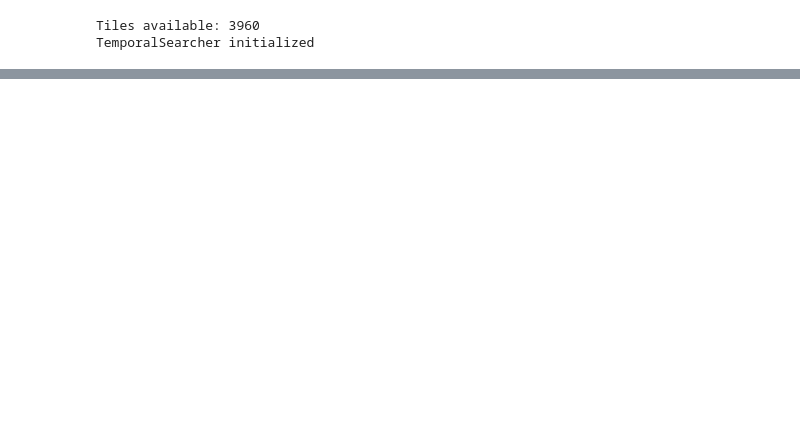
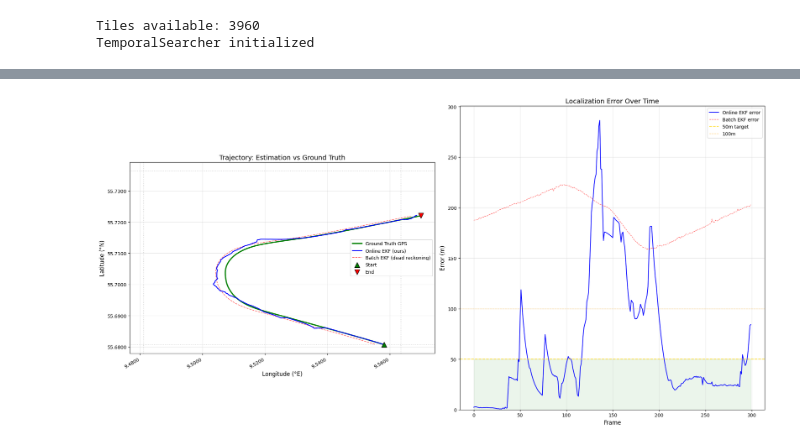
Before and after one commit to Emil-J/ALL_IN_ONE_PIPELINE_THESIS, a Jupyter notebook: Pipeline_3_Rev1/notebooks/test_temporal_pipeline.ipynb, the cells around one changed output, grey strips where cells are left out. Cells and saved outputs as stored; diff of their text form; code cells hidden in the pictures; blank space fills up the shorter version.

```diff
--- a/Pipeline_3_Rev1/notebooks/test_temporal_pipeline.ipynb
+++ b/Pipeline_3_Rev1/notebooks/test_temporal_pipeline.ipynb
@@ -840,0 +373,89 @@ Summary saved to C:\Users\emilj\Documents\Thesis\All_In_One_Pipeline\Pipeline_3_
+# %%
+# Cell 6 — Trajectory Visualization: Estimation vs Ground Truth
+import matplotlib.pyplot as plt
+import matplotlib.ticker as mticker
+
+est_lats  = [p[0] for p in trajectory_est]
+est_lons  = [p[1] for p in trajectory_est]
+gt_lats   = [p[0] for p in trajectory_gt]
+gt_lons   = [p[1] for p in trajectory_gt]
+bat_lats  = [p[0] for p in trajectory_batch]
+bat_lons  = [p[1] for p in trajectory_batch]
+
+# ─── Figure 1: Map view ───
+fig, axes = plt.subplots(1, 2, figsize=(20, 10))
+
+ax = axes[0]
+ax.plot(gt_lons, gt_lats, 'g-', lw=2.5, label='Ground Truth GPS', zorder=3)
+ax.plot(est_lons, est_lats, 'b-', lw=1.8, label='Online EKF (ours)', zorder=4)
+ax.plot(bat_lons, bat_lats, 'r--', lw=1.2, alpha=0.6, label='Batch EKF (dead reckoning)', zorder=2)
+
+# Start/end markers
+ax.scatter(gt_lons[0], gt_lats[0], c='green', s=120, marker='^', zorder=5, edgecolors='k', label='Start')
+ax.scatter(gt_lons[-1], gt_lats[-1], c='red', s=120, marker='v', zorder=5, edgecolors='k', label='End')
+
+# Reference map bounds
+ax.axhline(map_bounds['lat_min'], color='gray', ls=':', alpha=0.3)
+ax.axhline(map_bounds['lat_max'], color='gray', ls=':', alpha=0.3)
+ax.axvline(map_bounds['lon_min'], color='gray', ls=':', alpha=0.3)
+ax.axvline(map_bounds['lon_max'], color='gray', ls=':', alpha=0.3)
+
+ax.set_xlabel('Longitude (°E)', fontsize=12)
+ax.set_ylabel('Latitude (°N)', fontsize=12)
+ax.set_title('Trajectory: Estimation vs Ground Truth', fontsize=14)
+ax.legend(fontsize=10, loc='best')
+ax.grid(True, alpha=0.3)
+ax.set_aspect('equal')
+ax.xaxis.set_major_formatter(mticker.FormatStrFormatter('%.4f'))
+ax.yaxis.set_major_formatter(mticker.FormatStrFormatter('%.4f'))
+plt.setp(ax.get_xticklabels(), rotation=30, ha='right')
+
+# ─── Figure 2: Error over time ───
+ax2 = axes[1]
+frames = list(range(len(ekf_errors_online)))
+ax2.plot(frames, ekf_errors_online, 'b-', lw=1.5, label='Online EKF error')
+ax2.plot(frames, ekf_errors_batch, 'r--', lw=1, alpha=0.6, label='Batch EKF error')
+ax2.axhline(50, color='gold', ls='--', lw=1.5, alpha=0.7, label='50m target')
+ax2.axhline(100, color='orange', ls='--', lw=1, alpha=0.5, label='100m')
+ax2.fill_between(frames, 0, 50, color='green', alpha=0.08)
+ax2.set_xlabel('Frame', fontsize=12)
+ax2.set_ylabel('Error (m)', fontsize=12)
+ax2.set_title('Localization Error Over Time', fontsize=14)
+ax2.legend(fontsize=10, loc='best')
+ax2.grid(True, alpha=0.3)
+ax2.set_ylim(bottom=0)
+
+plt.tight_layout()
+plt.savefig('../outputs/trajectory_vs_ground_truth.png', dpi=150, bbox_inches='tight')
+plt.show()
+print(f"Saved: outputs/trajectory_vs_ground_truth.png")
+
+# ─── Figure 3: Zoomed estimation close-up ───
+fig2, ax3 = plt.subplots(figsize=(12, 10))
+
+# Draw lines connecting estimation to GT for each frame (error vectors)
+for i in range(0, len(est_lats), max(1, len(est_lats)//30)):
+    ax3.plot([est_lons[i], gt_lons[i]], [est_lats[i], gt_lats[i]],
+             'k-', alpha=0.15, lw=0.8)
+
+ax3.plot(gt_lons, gt_lats, 'g-o', ms=3, lw=2, label='Ground Truth', zorder=3)
+ax3.plot(est_lons, est_lats, 'b-o', ms=3, lw=1.5, label='Online EKF', zorder=4)
+ax3.scatter(gt_lons[0], gt_lats[0], c='green', s=150, marker='^', zorder=5, edgecolors='k')
+ax3.scatter(gt_lons[-1], gt_lats[-1], c='red', s=150, marker='v', zorder=5, edgecolors='k')
+
+ax3.set_xlabel('Longitude (°E)', fontsize=12)
+ax3.set_ylabel('Latitude (°N)', fontsize=12)
+ax3.set_title('Online EKF vs Ground Truth (zoom)', fontsize=14)
+ax3.legend(fontsize=11)
+ax3.grid(True, alpha=0.3)
+ax3.set_aspect('equal')
+ax3.xaxis.set_major_formatter(mticker.FormatStrFormatter('%.4f'))
+ax3.yaxis.set_major_formatter(mticker.FormatStrFormatter('%.4f'))
+plt.setp(ax3.get_xticklabels(), rotation=30, ha='right')
+
+plt.tight_layout()
+plt.savefig('../outputs/trajectory_zoomed.png', dpi=150, bbox_inches='tight')
+plt.show()
+print(f"Saved: outputs/trajectory_zoomed.png")
+# %% [output]
+[figure, added]
```
Also changed, not shown: parts of 19 cells of this notebook, 26 other files.
